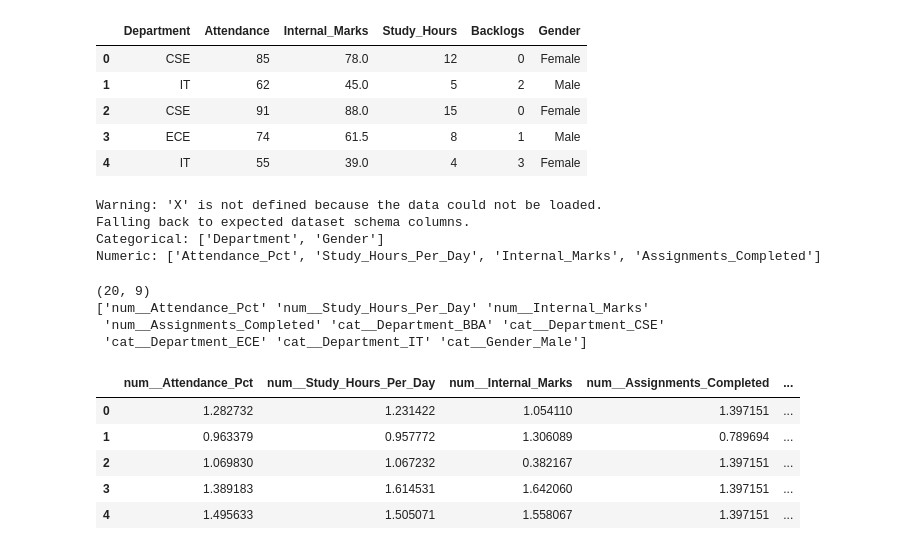
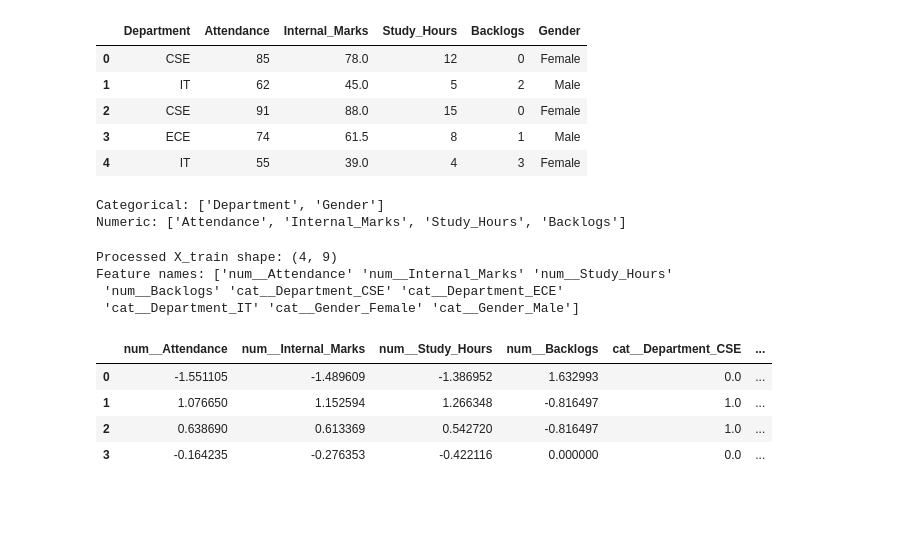
Before and after one commit to priya25-art/Machine-Learning, a Jupyter notebook: Linear Regression.ipynb, the cells around one changed output. Saved outputs shown, nothing was run; the diff lists cells and outputs as text; code cells hidden in the pictures; blank space fills up the shorter version.

```diff
--- a/Linear Regression.ipynb
+++ b/Linear Regression.ipynb
@@ -14,6 +14,6 @@ from sklearn.ensemble import RandomForestRegressor
 # %%
 import pandas as pd
 
-df = pd.read_excel("/content/Practice_data.xlsx")
+df = pd.read_excel("/content/ML_data.xlsx")
 df.head()
 # %% [output]
@@ -133,37 +133,49 @@ else:
 print("Categorical:", categorical_cols)
 print("Numeric:", numeric_cols)
 # %% [output]
-Warning: 'X' is not defined because the data could not be loaded.
-Falling back to expected dataset schema columns.
 Categorical: ['Department', 'Gender']
-Numeric: ['Attendance_Pct', 'Study_Hours_Per_Day', 'Internal_Marks', 'Assignments_Completed']
+Numeric: ['Attendance', 'Internal_Marks', 'Study_Hours', 'Backlogs']
 # %%
-# Fit on training data and transform
+from sklearn.model_selection import train_test_split
+from sklearn.preprocessing import OneHotEncoder, StandardScaler
+from sklearn.compose import ColumnTransformer
+
+# 1. Split the data into train and test sets
+X_train, X_test, y_train, y_test = train_test_split(X, y, test_size=0.2, random_state=42)
+
+# 2. Define the preprocessor using the column groups identified earlier
+preprocessor = ColumnTransformer(
+    transformers=[
+        ('num', StandardScaler(), numeric_cols),
+        ('cat', OneHotEncoder(handle_unknown='ignore'), categorical_cols)
+    ]
+)
+
+# 3. Fit on training data and transform
 X_train_processed = preprocessor.fit_transform(X_train)
 X_test_processed = preprocessor.transform(X_test)
 
 # See the shape
-print(X_train_processed.shape)
+print("Processed X_train shape:", X_train_processed.shape)
 
 # Get the resulting column names
 feature_names = preprocessor.get_feature_names_out()
-print(feature_names)
+print("Feature names:", feature_names)
 
 # View as a DataFrame
 import pandas as pd
 df_processed = pd.DataFrame(
     X_train_processed.toarray() if hasattr(X_train_processed, "toarray") else X_train_processed,
     columns=feature_names
 )
 df_processed.head()
 # %% [output]
-(20, 9)
-['num__Attendance_Pct' 'num__Study_Hours_Per_Day' 'num__Internal_Marks'
- 'num__Assignments_Completed' 'cat__Department_BBA' 'cat__Department_CSE'
- 'cat__Department_ECE' 'cat__Department_IT' 'cat__Gender_Male']
+Processed X_train shape: (4, 9)
+Feature names: ['num__Attendance' 'num__Internal_Marks' 'num__Study_Hours'
+ 'num__Backlogs' 'cat__Department_CSE' 'cat__Department_ECE'
+ 'cat__Department_IT' 'cat__Gender_Female' 'cat__Gender_Male']
-|  | num__Attendance_Pct | num__Study_Hours_Per_Day | num__Internal_Marks | num__Assignments_Completed | ... |
-| 0 | 1.282732 | 1.231422 | 1.054110 | 1.397151 | ... |
-| 1 | 0.963379 | 0.957772 | 1.306089 | 0.789694 | ... |
-| 2 | 1.069830 | 1.067232 | 0.382167 | 1.397151 | ... |
-| 3 | 1.389183 | 1.614531 | 1.642060 | 1.397151 | ... |
-| 4 | 1.495633 | 1.505071 | 1.558067 | 1.397151 | ... |
+|  | num__Attendance | num__Internal_Marks | num__Study_Hours | num__Backlogs | cat__Department_CSE | ... |
+| 0 | -1.551105 | -1.489609 | -1.386952 | 1.632993 | 0.0 | ... |
+| 1 | 1.076650 | 1.152594 | 1.266348 | -0.816497 | 1.0 | ... |
+| 2 | 0.638690 | 0.613369 | 0.542720 | -0.816497 | 1.0 | ... |
+| 3 | -0.164235 | -0.276353 | -0.422116 | 0.000000 | 0.0 | ... |
```
Also changed, not shown: parts of 8 cells of this notebook.
